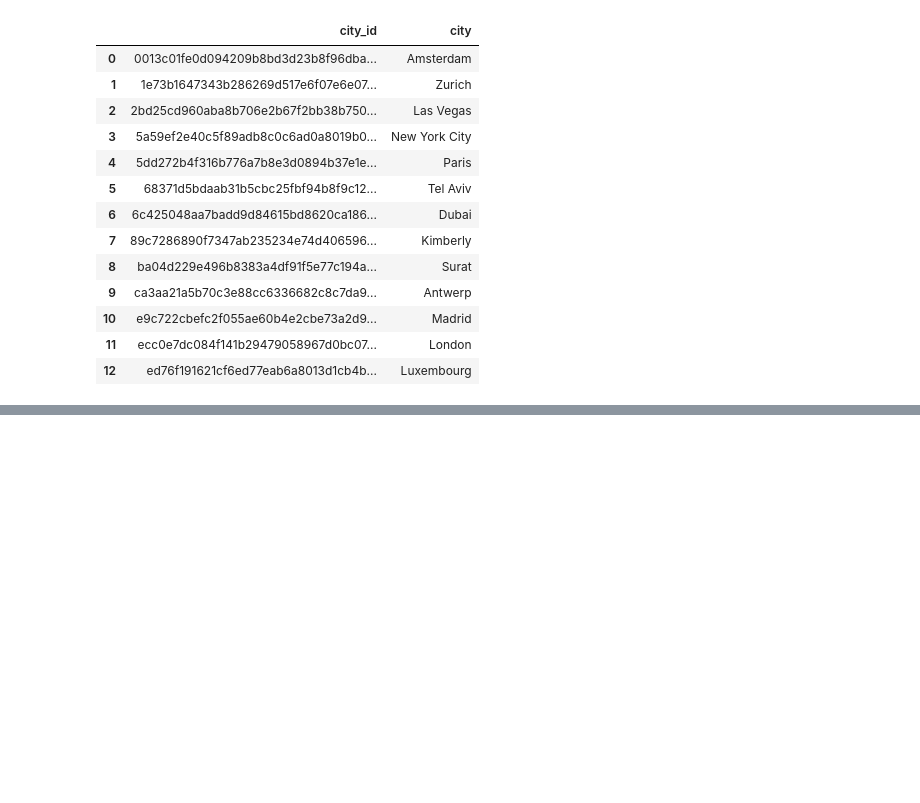
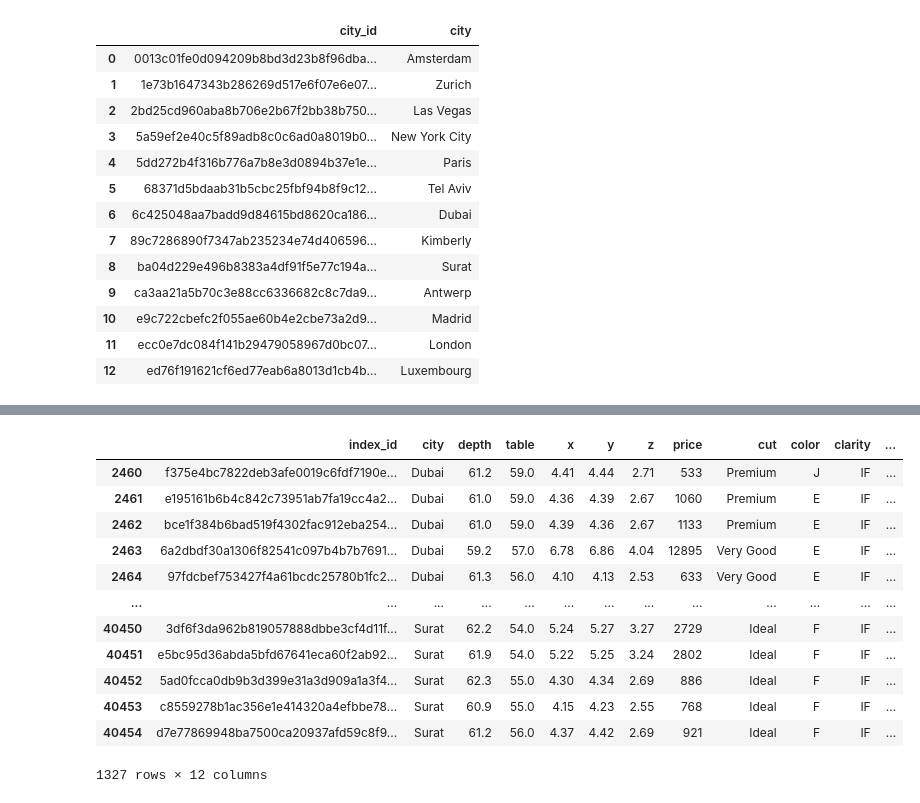
Before and after one commit to alvaro-saez/ih_datamadpt1121_project_m2, a Jupyter notebook: db/proyect 2 notebook.ipynb, the cells around one changed output, grey strips where cells are left out. Cells and saved outputs as stored; diff of their text form; code cells hidden in the pictures; blank space fills up the shorter version.

```diff
--- a/db/proyect 2 notebook.ipynb
+++ b/db/proyect 2 notebook.ipynb
@@ -195,0 +177,16 @@ df_diamonds
+# %%
+df_diamonds[df_diamonds["clarity"]=="IF"]
+# %% [output]
+|  | index_id | city | depth | table | x | y | z | price | cut | color | clarity | ... |
+| 2460 | f375e4bc7822deb3afe0019c6fdf7190e... | Dubai | 61.2 | 59.0 | 4.41 | 4.44 | 2.71 | 533 | Premium | J | IF | ... |
+| 2461 | e195161b6b4c842c73951ab7fa19cc4a2... | Dubai | 61.0 | 59.0 | 4.36 | 4.39 | 2.67 | 1060 | Premium | E | IF | ... |
+| 2462 | bce1f384b6bad519f4302fac912eba254... | Dubai | 61.0 | 59.0 | 4.39 | 4.36 | 2.67 | 1133 | Premium | E | IF | ... |
+| 2463 | 6a2dbdf30a1306f82541c097b4b7b7691... | Dubai | 59.2 | 57.0 | 6.78 | 6.86 | 4.04 | 12895 | Very Good | E | IF | ... |
+| 2464 | 97fdcbef753427f4a61bcdc25780b1fc2... | Dubai | 61.3 | 56.0 | 4.10 | 4.13 | 2.53 | 633 | Very Good | E | IF | ... |
+| ... | ... | ... | ... | ... | ... | ... | ... | ... | ... | ... | ... | ... |
+| 40450 | 3df6f3da962b819057888dbbe3cf4d11f... | Surat | 62.2 | 54.0 | 5.24 | 5.27 | 3.27 | 2729 | Ideal | F | IF | ... |
+| 40451 | e5bc95d36abda5bfd67641eca60f2ab92... | Surat | 61.9 | 54.0 | 5.22 | 5.25 | 3.24 | 2802 | Ideal | F | IF | ... |
+| 40452 | 5ad0fcca0db9b3d399e31a3d909a1a3f4... | Surat | 62.3 | 55.0 | 4.30 | 4.34 | 2.69 | 886 | Ideal | F | IF | ... |
+| 40453 | c8559278b1ac356e1e414320a4efbbe78... | Surat | 60.9 | 55.0 | 4.15 | 4.23 | 2.55 | 768 | Ideal | F | IF | ... |
+| 40454 | d7e77869948ba7500ca20937afd59c8f9... | Surat | 61.2 | 56.0 | 4.37 | 4.42 | 2.69 | 921 | Ideal | F | IF | ... |
+1327 rows × 12 columns
```
Also changed, not shown: parts of 9 cells of this notebook, 2 other files.
